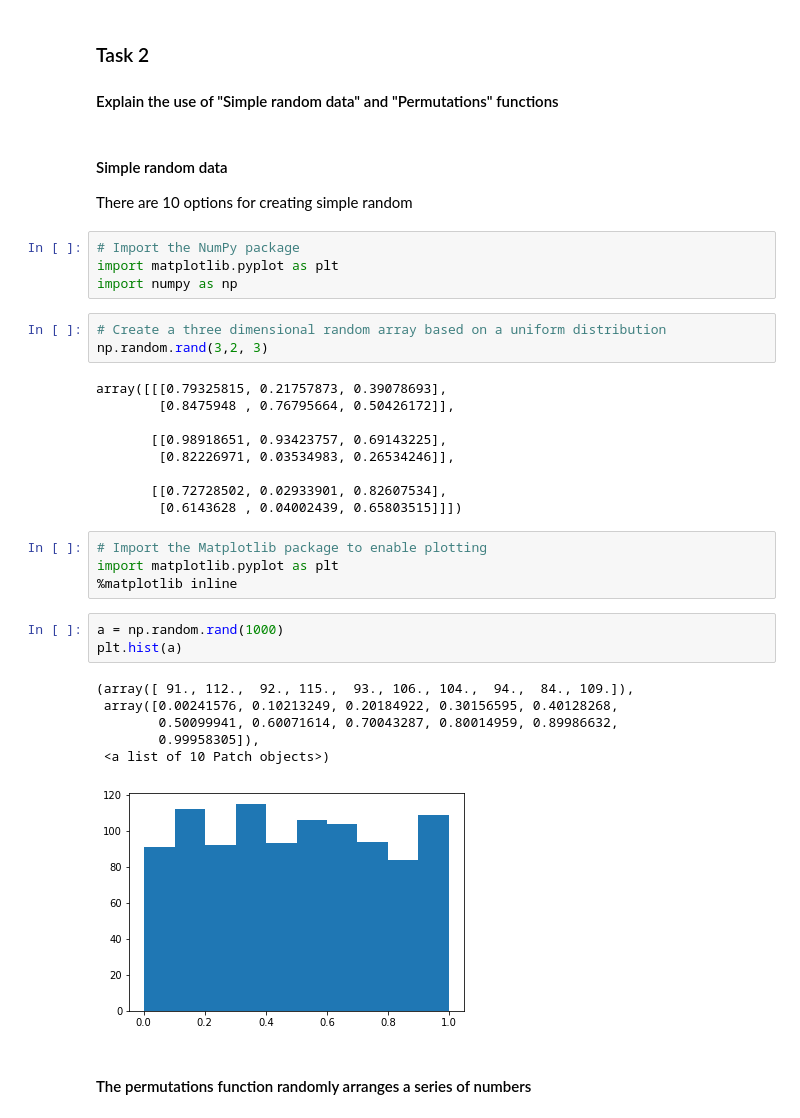
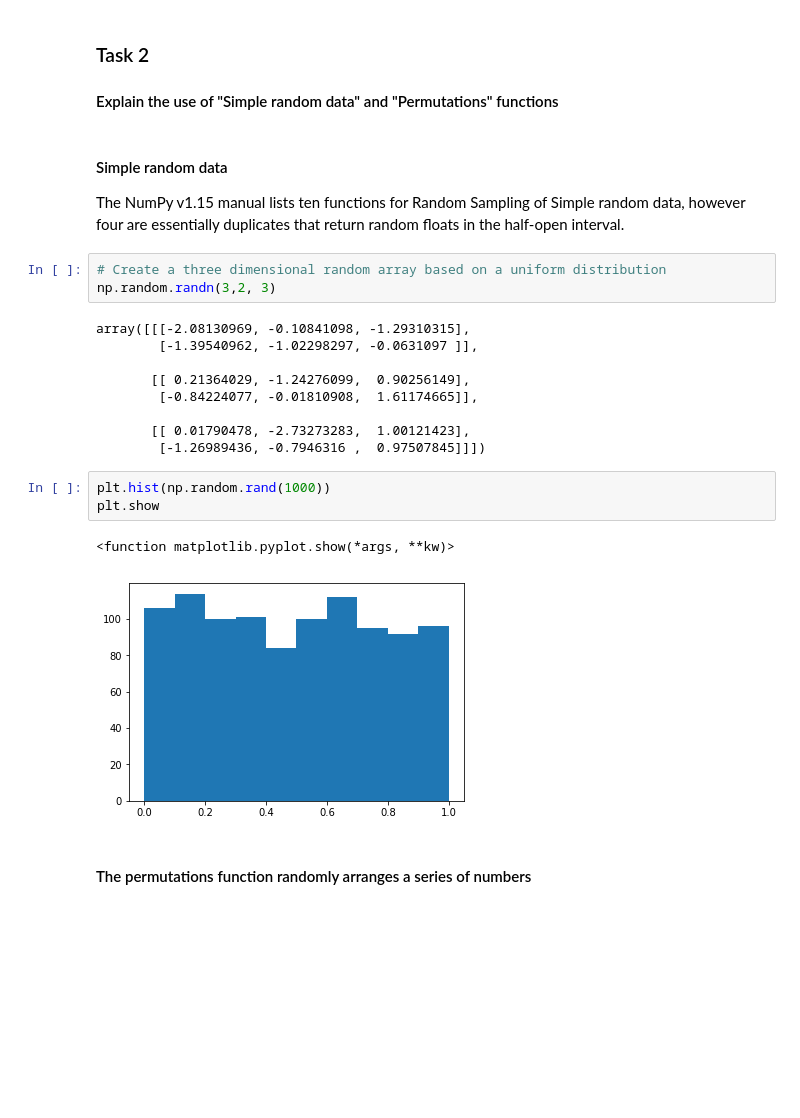
Before and after one commit to SimonMcLain/GMIT-Programming-for-Data-Analysis---Practicals, a Jupyter notebook: numpy-random.ipynb, the cells around one changed output. Cells and saved outputs as stored; diff of their text form; blank space fills up the shorter version.

```diff
--- a/numpy-random.ipynb
+++ b/numpy-random.ipynb
@@ -30,40 +35,28 @@ The Mersenne Twister was first proposed in 1998 by Makato Matsumoto and Takuji N
 # %% [markdown]
 ### Task 2
 #### Explain the use of "Simple random data" and "Permutations" functions
-# %% [markdown]
-#### Simple random data
-
-There are 10 options for creating simple random
-# %%
-# Import the NumPy package
-import matplotlib.pyplot as plt
-import numpy as np
+# %% [markdown]
+#### Simple random data
+
+The NumPy v1.15 manual lists ten functions for Random Sampling of Simple random data, however four are essentially duplicates that return random floats in the half-open interval.
 # %%
 # Create a three dimensional random array based on a uniform distribution
-np.random.rand(3,2, 3)
+np.random.randn(3,2, 3)
 # %% [output]
-array([[[0.79325815, 0.21757873, 0.39078693],
-        [0.8475948 , 0.76795664, 0.50426172]],
+array([[[-2.08130969, -0.10841098, -1.29310315],
+        [-1.39540962, -1.02298297, -0.0631097 ]],
 
-       [[0.98918651, 0.93423757, 0.69143225],
-        [0.82226971, 0.03534983, 0.26534246]],
+       [[ 0.21364029, -1.24276099,  0.90256149],
+        [-0.84224077, -0.01810908,  1.61174665]],
 
-       [[0.72728502, 0.02933901, 0.82607534],
-        [0.6143628 , 0.04002439, 0.65803515]]])
+       [[ 0.01790478, -2.73273283,  1.00121423],
+        [-1.26989436, -0.7946316 ,  0.97507845]]])
-# %%
-# Import the Matplotlib package to enable plotting
-import matplotlib.pyplot as plt
-%matplotlib inline
 # %%
-a = np.random.rand(1000)
-plt.hist(a)
+plt.hist(np.random.rand(1000))
+plt.show
 # %% [output]
-(array([ 91., 112.,  92., 115.,  93., 106., 104.,  94.,  84., 109.]),
- array([0.00241576, 0.10213249, 0.20184922, 0.30156595, 0.40128268,
-        0.50099941, 0.60071614, 0.70043287, 0.80014959, 0.89986632,
-        0.99958305]),
- <a list of 10 Patch objects>)
+<function matplotlib.pyplot.show(*args, **kw)>
-[figure, old version]
+[figure, new version]
 # %% [markdown]
 #### The permutations function randomly arranges a series of numbers
 # %% [markdown]
```
Also changed, not shown: parts of 19 cells of this notebook, 1 other file.
